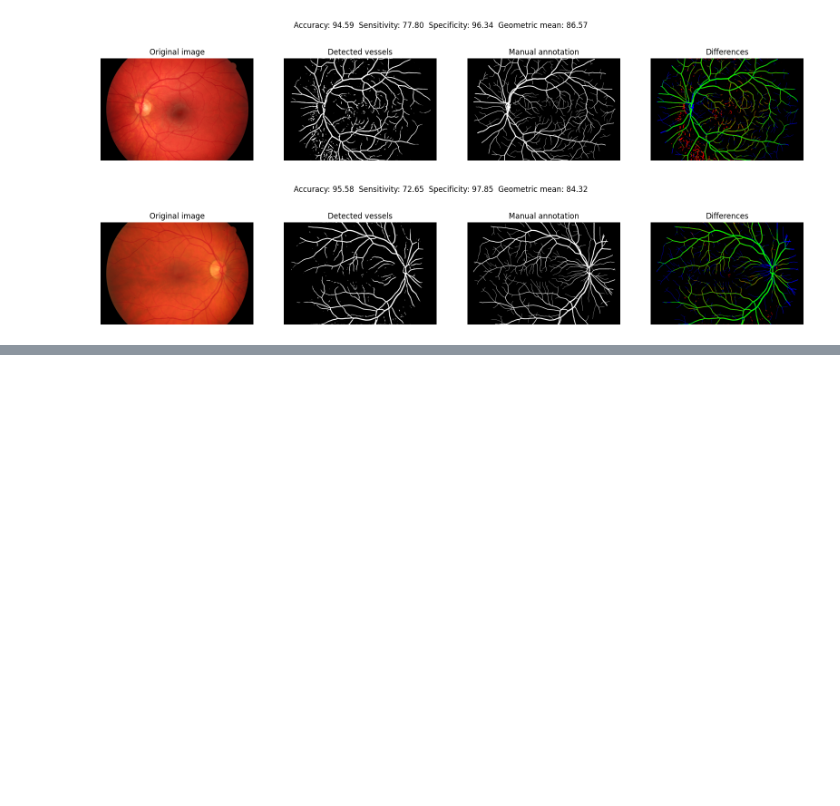
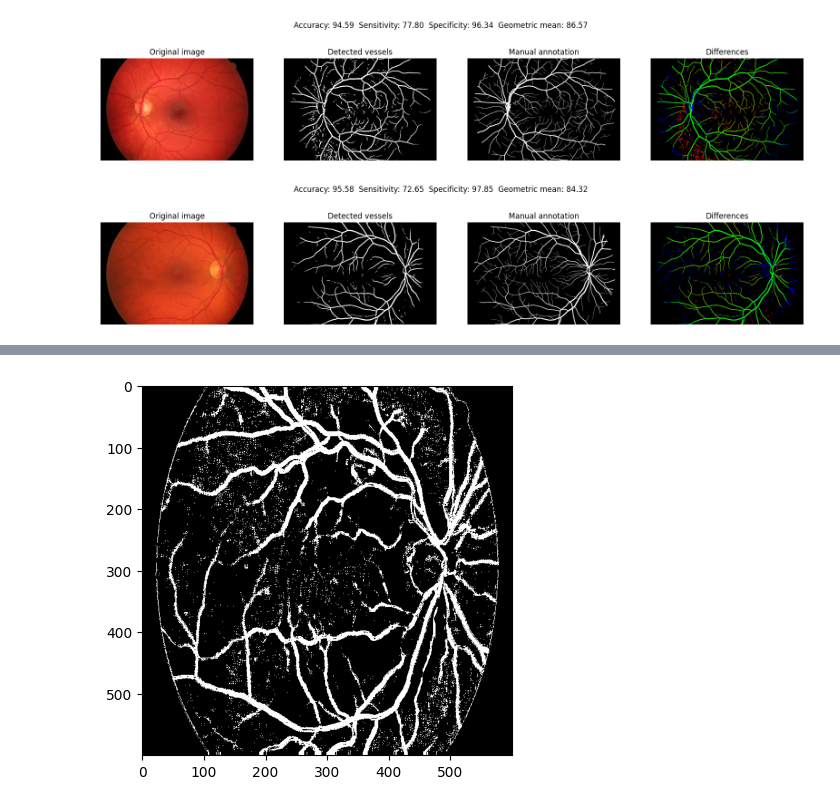
Before and after one commit to Smixie/IwM, a Jupyter notebook: dno-oka/dno-oka.ipynb, the cells around one changed output, grey strips where cells are left out. Drawn from its saved outputs; the diff is of its cells as text; code cells hidden in the pictures; blank space fills up the shorter version.

```diff
--- a/dno-oka/dno-oka.ipynb
+++ b/dno-oka/dno-oka.ipynb
@@ -126,3 +126,6 @@ for x in range(1,6):
 [figure]
 [figure]
 [figure]
+# %%
+image = cv2.imread('healthy/0' + str(1) + '_h.jpg')
+manual = cv2.imread('healthy_manual/0' + str(1) + '_h.tif')
@@ -128,0 +262,39 @@ for x in range(1,6):
+# %%
+def load_classifier():
+  return load("new_model.joblib")
+
+loaded_classifier = load_classifier()
+
+def get_new_image(image, predicted):
+    height, width = image.shape
+    new_image = np.zeros((height, width))
+
+    for y in range(0, height - 5 + 1):
+        for x in range(0, width - 5 + 1):
+            new_image[y:y + 5, x:x + 5] = predicted[0]
+            predicted = predicted[1:]
+    return new_image
+# %%
+image = cv2.imread('healthy/0' + str(7) + '_h.jpg')
+image = cv2.resize(image, (600, 600))
+
+gray_image = cv2.cvtColor(image, cv2.COLOR_BGR2GRAY)
+gray_image = filters.unsharp_mask(gray_image)
+
+mask = cv2.imread("healthy_fovmask/0" + str(7) + "_h_mask.tif")
+mask = cv2.resize(mask, (600, 600))
+mask = cv2.cvtColor(mask, cv2.COLOR_BGR2GRAY)
+mask = mask > 100
+gray_image[mask == 0] = 0
+
+healthy_manual = cv2.imread('healthy_manual/0' + str(7) + '_h.tif')
+manual = cv2.resize(healthy_manual, (600, 600))
+manual = cv2.cvtColor(manual, cv2.COLOR_BGR2GRAY)
+model = manual > 10
+model[mask == 0] = 0
+
+classifier = loaded_classifier
+it, gt, mt = create_tiles(image, gray_image, model)
+predictions = classifier.predict(get_features(it, gt))
+# %% [output]
+[figure, added]
```
Also changed, not shown: parts of 9 cells of this notebook.
